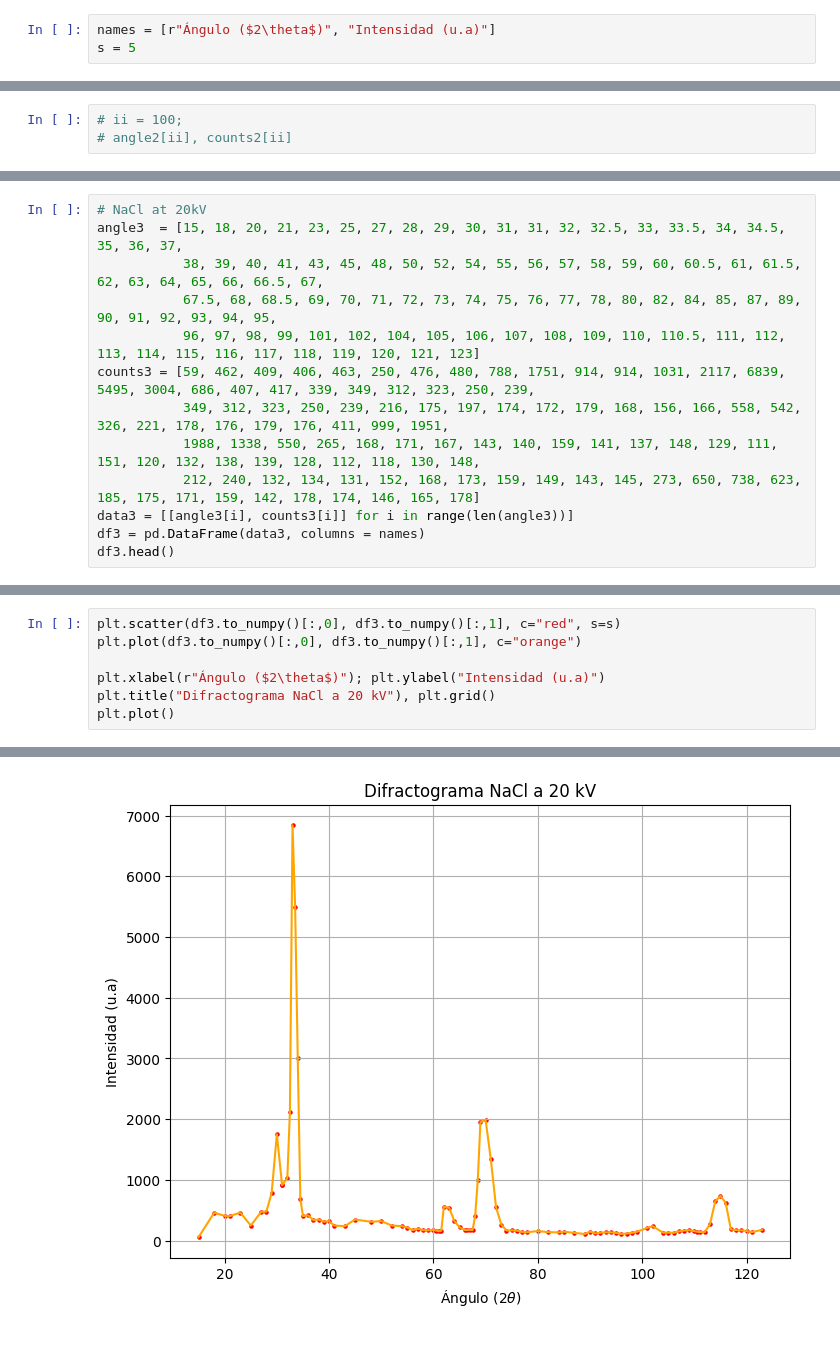
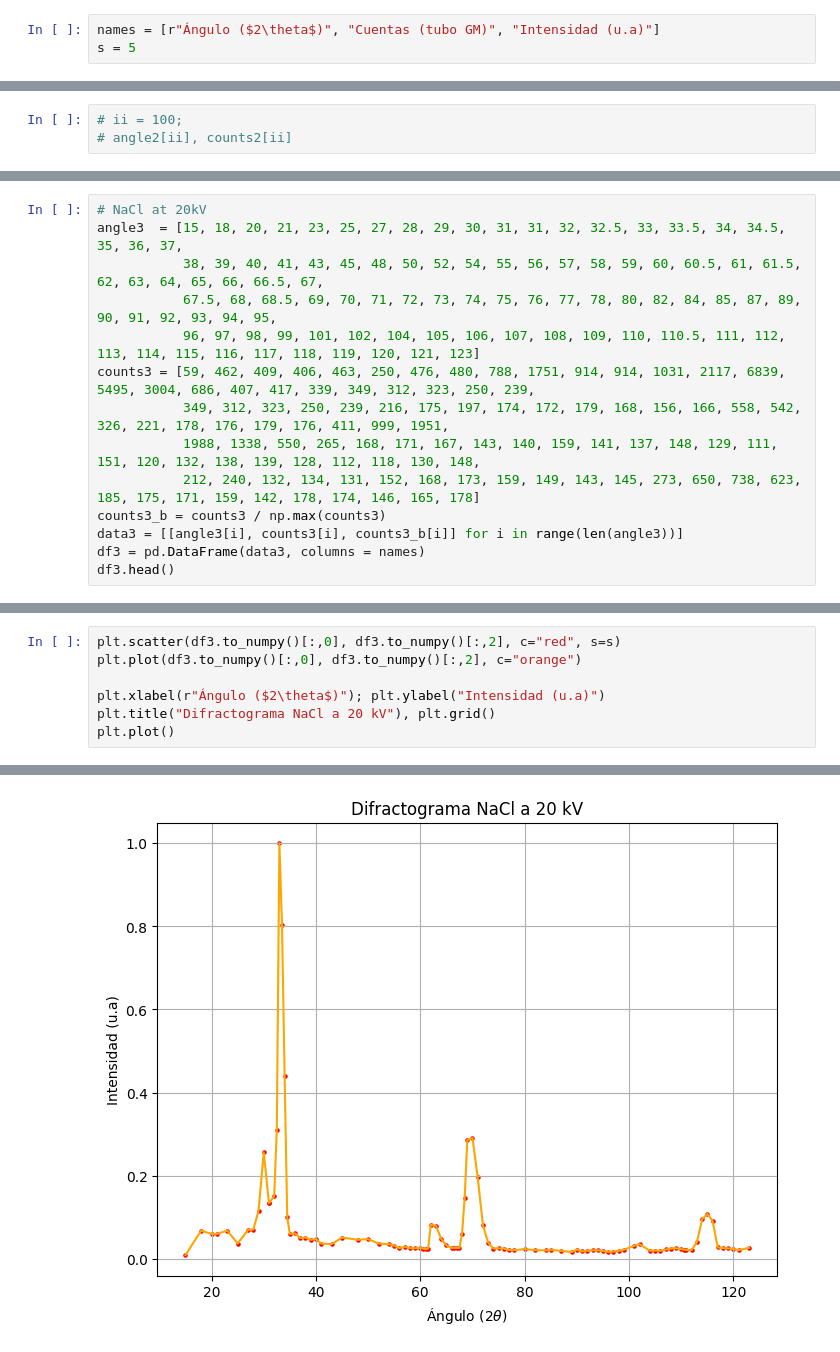
Before and after one commit to joshbrx/Proyectos, a Jupyter notebook: Difraccion_RX.ipynb, the cells around one changed output, grey strips where cells are left out. Saved outputs shown, nothing was run; the diff lists cells and outputs as text.

```diff
--- a/Difraccion_RX.ipynb
+++ b/Difraccion_RX.ipynb
@@ -12,7 +12,7 @@ import os
 plt.rcParams['figure.figsize'] = [8, 6]
 plt.rcParams['figure.dpi'] = 100
 # %%
-names = [r"Ángulo ($2\theta$)", "Intensidad (u.a)"]
+names = [r"Ángulo ($2\theta$)", "Cuentas (tubo GM)", "Intensidad (u.a)"]
 s = 5
 # %%
 # ii = 63;
@@ -90,7 +92,8 @@ counts3 = [59, 462, 409, 406, 463, 250, 476, 480, 788, 1751, 914, 914, 1031, 211
            349, 312, 323, 250, 239, 216, 175, 197, 174, 172, 179, 168, 156, 166, 558, 542, 326, 221, 178, 176, 179, 176, 411, 999, 1951,
            1988, 1338, 550, 265, 168, 171, 167, 143, 140, 159, 141, 137, 148, 129, 111, 151, 120, 132, 138, 139, 128, 112, 118, 130, 148,
            212, 240, 132, 134, 131, 152, 168, 173, 159, 149, 143, 145, 273, 650, 738, 623, 185, 175, 171, 159, 142, 178, 174, 146, 165, 178]
-data3 = [[angle3[i], counts3[i]] for i in range(len(angle3))]
+counts3_b = counts3 / np.max(counts3)
+data3 = [[angle3[i], counts3[i], counts3_b[i]] for i in range(len(angle3))]
 df3 = pd.DataFrame(data3, columns = names)
 df3.head()
 # %% [output]
@@ -103,10 +106,10 @@ df3.head()
 # %%
-plt.scatter(df3.to_numpy()[:,0], df3.to_numpy()[:,1], c="red", s=s)
-plt.plot(df3.to_numpy()[:,0], df3.to_numpy()[:,1], c="orange")
+plt.scatter(df3.to_numpy()[:,0], df3.to_numpy()[:,2], c="red", s=s)
+plt.plot(df3.to_numpy()[:,0], df3.to_numpy()[:,2], c="orange")
 
 plt.xlabel(r"Ángulo ($2\theta$)"); plt.ylabel("Intensidad (u.a)")
 plt.title("Difractograma NaCl a 20 kV"), plt.grid()
 plt.plot()
 # %% [output]
 []
-[figure, old version]
+[figure, new version]
```
Also changed, not shown: parts of 5 cells of this notebook.
